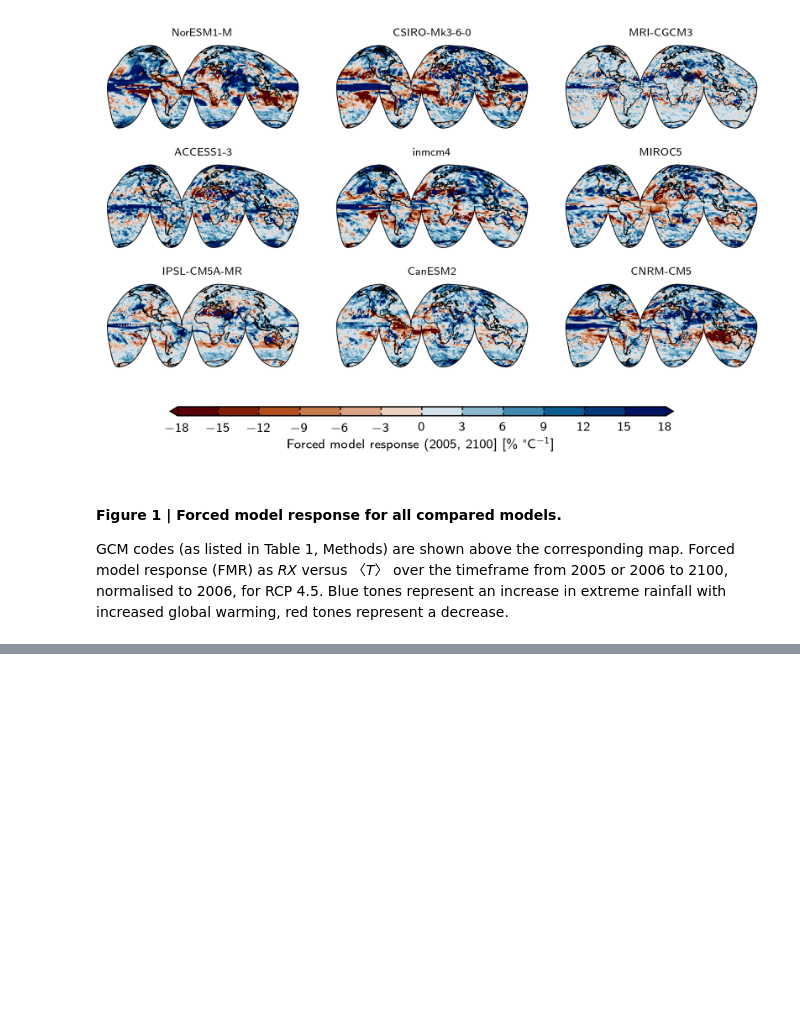
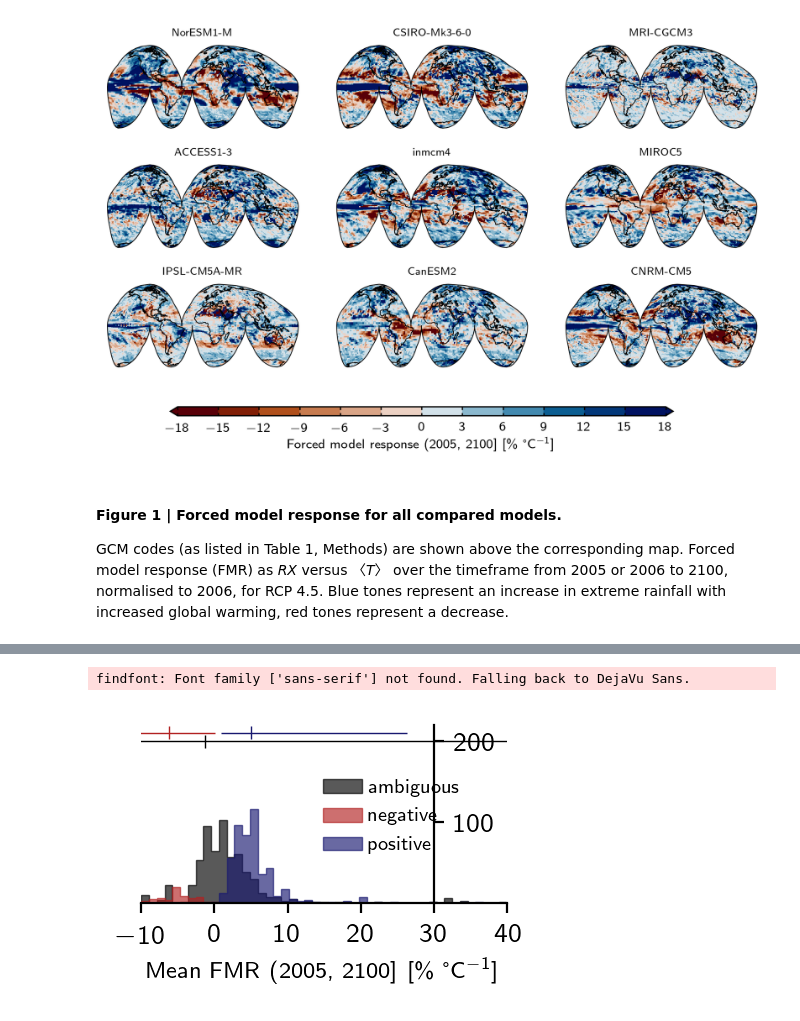
Before and after one commit to jifarquharson/rainfall-in-volcanic-regions, a Jupyter notebook: Untitled.ipynb, the cells around one changed output, grey strips where cells are left out. Saved outputs shown, nothing was run; the diff lists cells and outputs as text; code cells hidden in the pictures; blank space fills up the shorter version.

```diff
--- a/Untitled.ipynb
+++ b/Untitled.ipynb
@@ -738,0 +847,8 @@ def plot_FMR_distributions_rcp45(axis):
+# %%
+call_plt_params()
+fig = plt.figure(1, figsize=(mm2inch(60,30)), frameon=True, dpi=200)
+ax = fig.add_subplot(111)
+plot_FMR_distributions_rcp45(axis=ax)
+# %% [output]
+findfont: Font family ['sans-serif'] not found. Falling back to DejaVu Sans.
+[figure, added]
```
Also changed, not shown: parts of 26 cells of this notebook.
